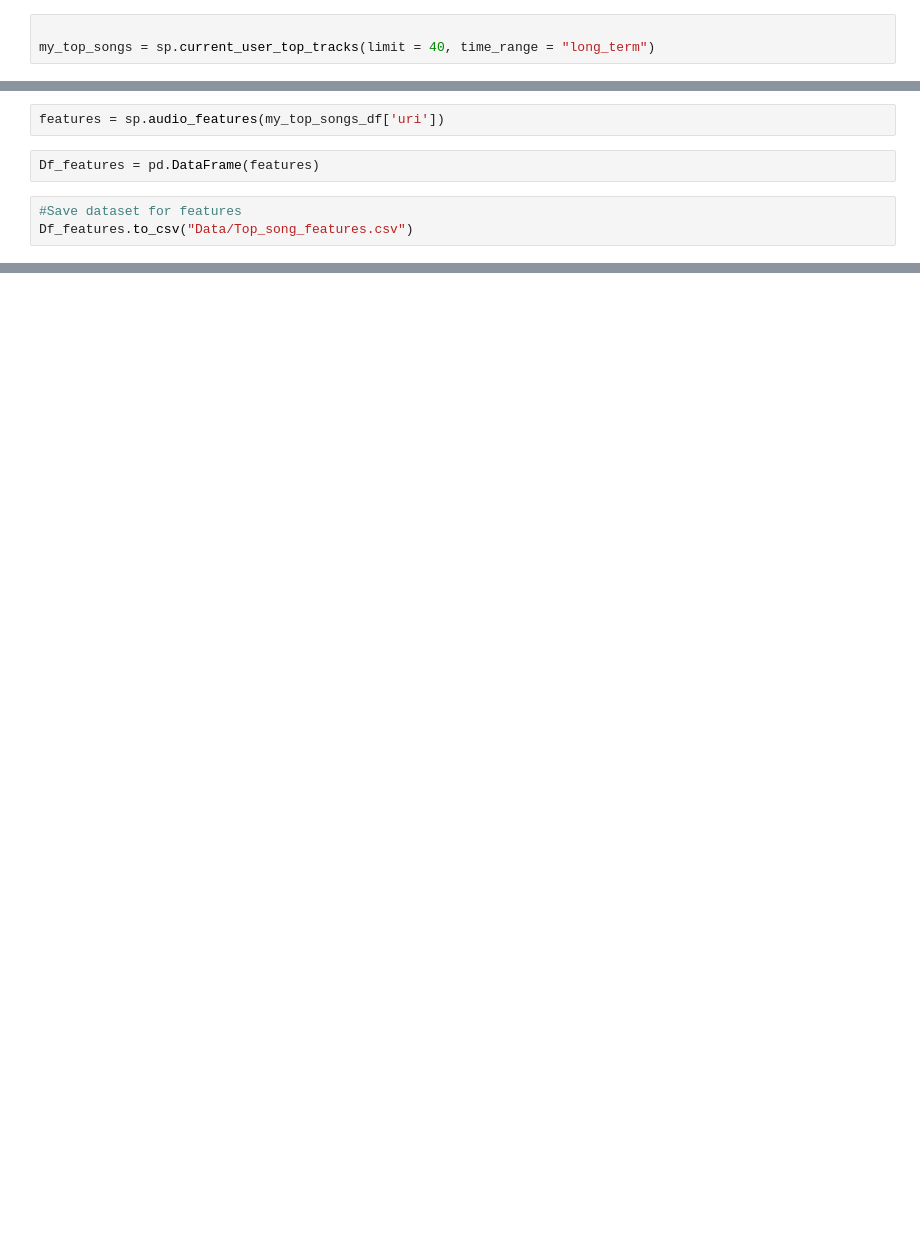
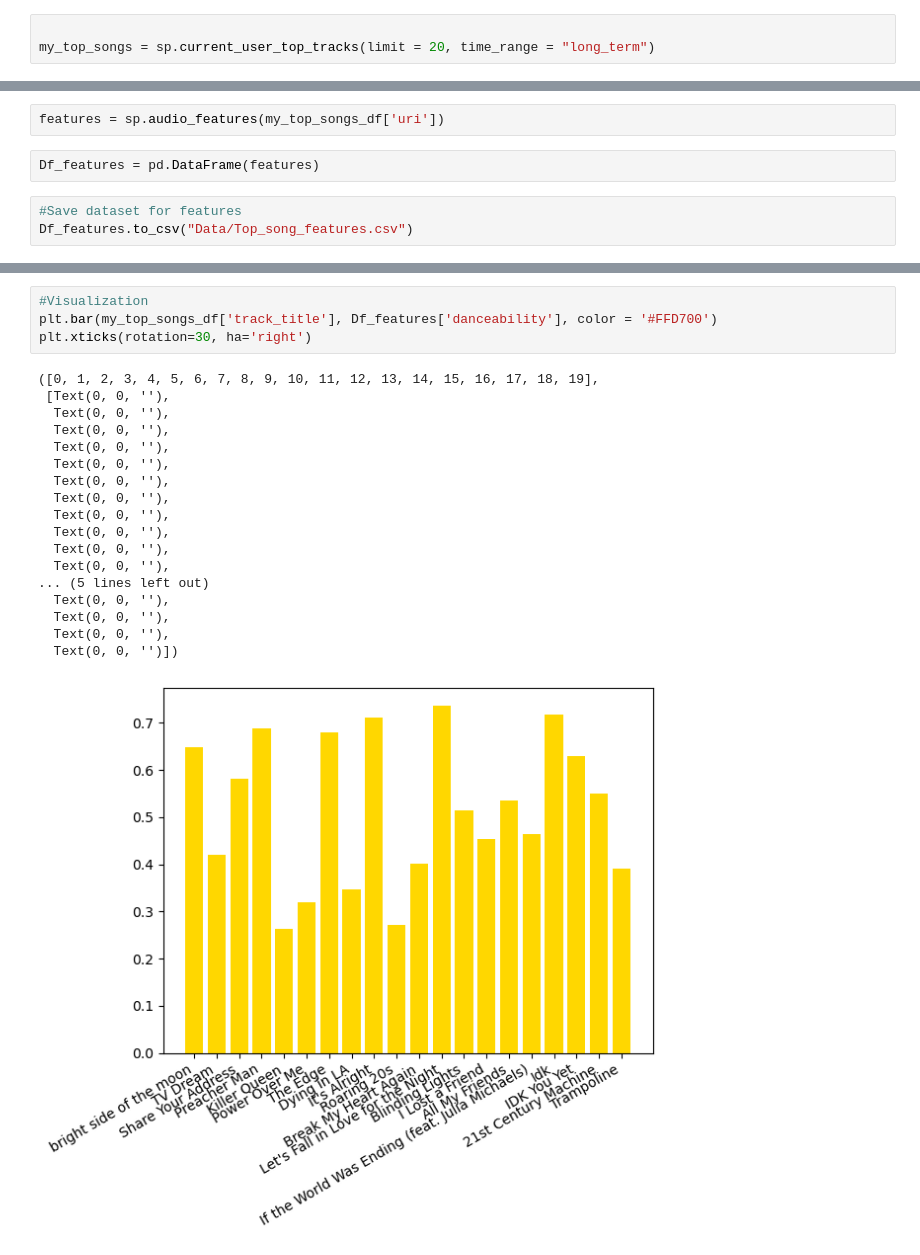
Before and after one commit to KristinBJ98/spotify_api_project, a Jupyter notebook: Spotify_Project 1 (1).ipynb, the cells around one changed output, grey strips where cells are left out. Saved outputs shown, nothing was run; the diff lists cells and outputs as text; blank space fills up the shorter version.

Commit message:
visualization 1st attempt

```diff
--- a/Spotify_Project 1 (1).ipynb
+++ b/Spotify_Project 1 (1).ipynb
@@ -82,6 +83,6 @@ Loaded both datasets
 # %%
 
-my_top_songs = sp.current_user_top_tracks(limit = 40, time_range = "long_term")
+my_top_songs = sp.current_user_top_tracks(limit = 20, time_range = "long_term")
 # %%
 dl_top = []
 
@@ -150,0 +134,23 @@ Dataset_1
+# %%
+#Visualization
+plt.bar(my_top_songs_df['track_title'], Df_features['danceability'], color = '#FFD700')
+plt.xticks(rotation=30, ha='right')
+# %% [output]
+([0, 1, 2, 3, 4, 5, 6, 7, 8, 9, 10, 11, 12, 13, 14, 15, 16, 17, 18, 19],
+ [Text(0, 0, ''),
+  Text(0, 0, ''),
+  Text(0, 0, ''),
+  Text(0, 0, ''),
+  Text(0, 0, ''),
+  Text(0, 0, ''),
+  Text(0, 0, ''),
+  Text(0, 0, ''),
+  Text(0, 0, ''),
+  Text(0, 0, ''),
+  Text(0, 0, ''),
+... (5 lines left out)
+  Text(0, 0, ''),
+  Text(0, 0, ''),
+  Text(0, 0, ''),
+  Text(0, 0, '')])
+[figure, added]
```
Also changed, not shown: parts of 16 cells of this notebook, 2 other files.
